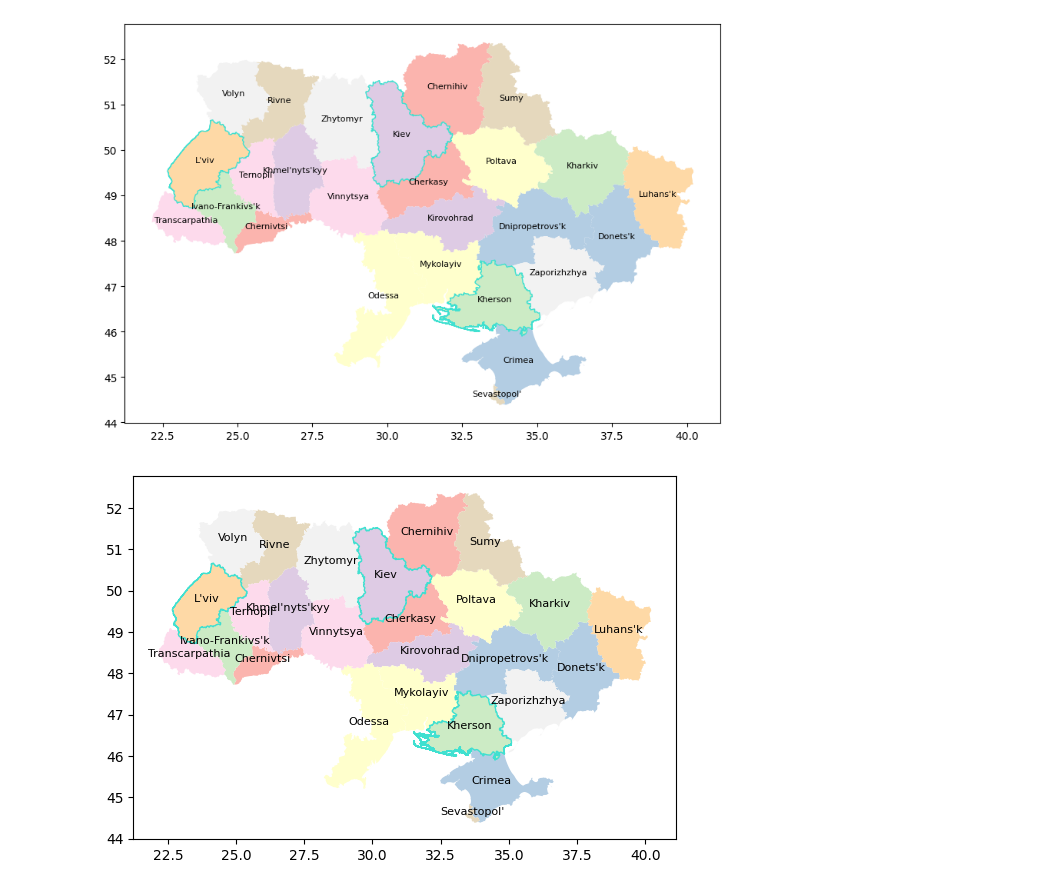
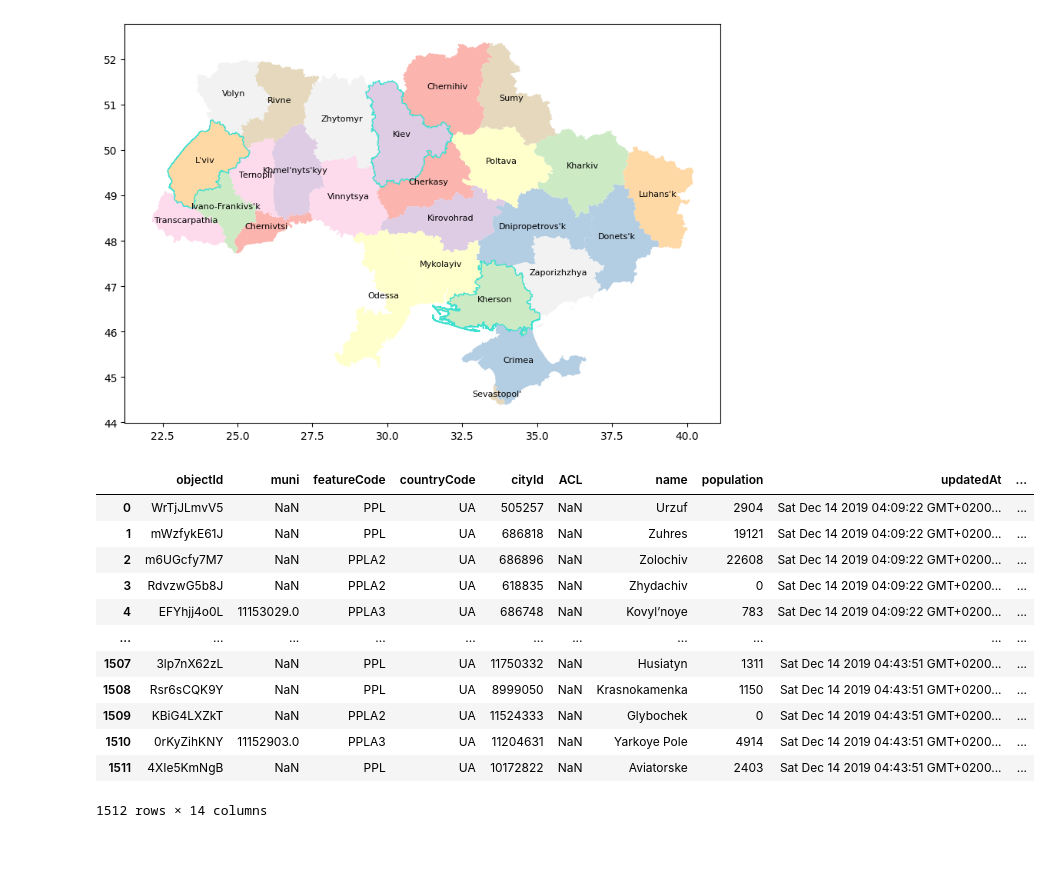
Before and after one commit to alorthius/tarilka, a Jupyter notebook: proj.ipynb, the cells around one changed output. Drawn from its saved outputs; the diff is of its cells as text; code cells hidden in the pictures; blank space fills up the shorter version.

```diff
--- a/proj.ipynb
+++ b/proj.ipynb
@@ -43,12 +50,24 @@ plot_map(df)
 # %% [output]
 [figure]
-# %%
-fig, ax = plt.subplots(figsize=(7,7))
-
-plot_map(df, ax)
-
-point = Point(30, 50)
-
-# TODO
-# %% [output]
-[figure, removed]
+# %%
+df_cities = pd.read_csv(cities_path)
+df_cities.head()
+
+points = [Point(d['longitude'], d['latitude']) for d in map(json.loads, df_cities['location'].to_numpy())]
+
+df_cities = GeoDataFrame(df_cities, geometry=points)
+df_cities
+# %% [output]
+|  | objectId | muni | featureCode | countryCode | cityId | ACL | name | population | updatedAt | ... |
+| 0 | WrTjJLmvV5 | NaN | PPL | UA | 505257 | NaN | Urzuf | 2904 | Sat Dec 14 2019 04:09:22 GMT+0200... | ... |
+| 1 | mWzfykE61J | NaN | PPL | UA | 686818 | NaN | Zuhres | 19121 | Sat Dec 14 2019 04:09:22 GMT+0200... | ... |
+| 2 | m6UGcfy7M7 | NaN | PPLA2 | UA | 686896 | NaN | Zolochiv | 22608 | Sat Dec 14 2019 04:09:22 GMT+0200... | ... |
+| 3 | RdvzwG5b8J | NaN | PPLA2 | UA | 618835 | NaN | Zhydachiv | 0 | Sat Dec 14 2019 04:09:22 GMT+0200... | ... |
+| 4 | EFYhjj4o0L | 11153029.0 | PPLA3 | UA | 686748 | NaN | Kovyl’noye | 783 | Sat Dec 14 2019 04:09:22 GMT+0200... | ... |
+| ... | ... | ... | ... | ... | ... | ... | ... | ... | ... | ... |
+| 1507 | 3lp7nX62zL | NaN | PPL | UA | 11750332 | NaN | Husiatyn | 1311 | Sat Dec 14 2019 04:43:51 GMT+0200... | ... |
+| 1508 | Rsr6sCQK9Y | NaN | PPL | UA | 8999050 | NaN | Krasnokamenka | 1150 | Sat Dec 14 2019 04:43:51 GMT+0200... | ... |
+| 1509 | KBiG4LXZkT | NaN | PPLA2 | UA | 11524333 | NaN | Glybochek | 0 | Sat Dec 14 2019 04:43:51 GMT+0200... | ... |
+| 1510 | 0rKyZihKNY | 11152903.0 | PPLA3 | UA | 11204631 | NaN | Yarkoye Pole | 4914 | Sat Dec 14 2019 04:43:51 GMT+0200... | ... |
+| 1511 | 4XIe5KmNgB | NaN | PPL | UA | 10172822 | NaN | Aviatorske | 2403 | Sat Dec 14 2019 04:43:51 GMT+0200... | ... |
+1512 rows × 14 columns
```
Also changed, not shown: parts of 9 cells of this notebook, 1 other file.
